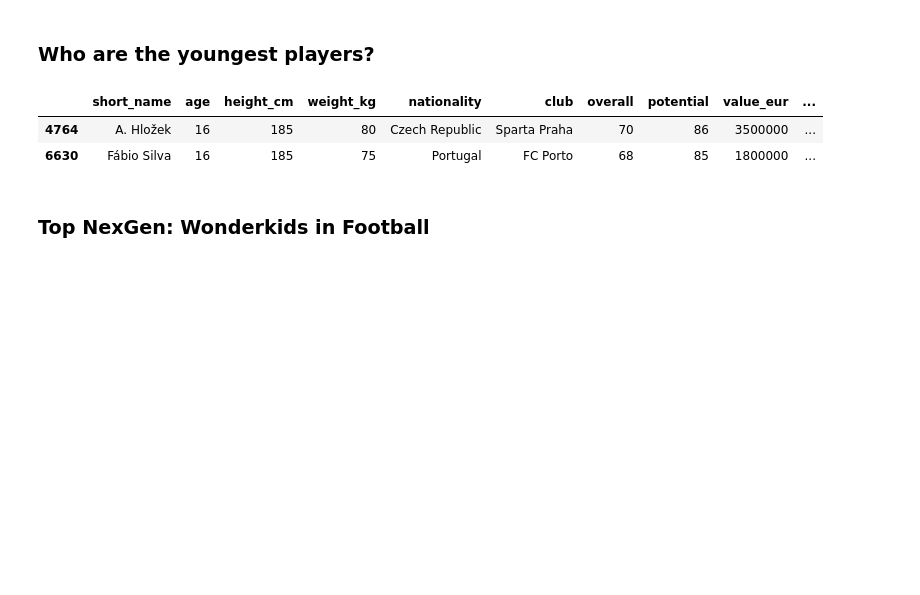
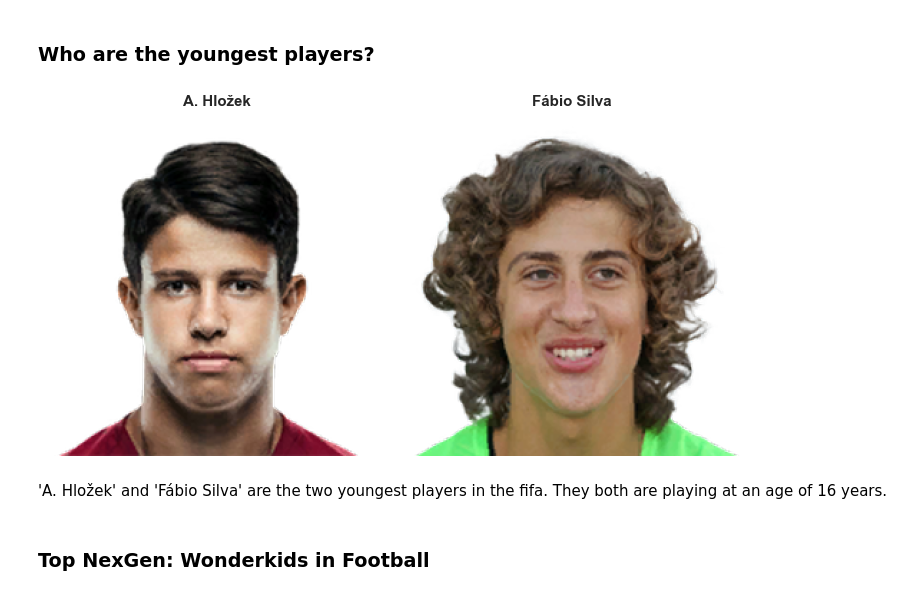
Before and after one commit to mdushetwar/Fifa-Players--EDA-Clustering, a Jupyter notebook: PRCP-1004-Fifa20.ipynb, the cells around one changed output. Drawn from its saved outputs; the diff is of its cells as text; code cells hidden in the pictures; blank space fills up the shorter version.

```diff
--- a/PRCP-1004-Fifa20.ipynb
+++ b/PRCP-1004-Fifa20.ipynb
@@ -431,12 +437,14 @@ There are 4 players who are playing at the age of 41 years. And there is one fam
 World cup winner Buffon is regarded as one of the best Goalkeepers in the world. He conceded only two goals in the World cup 2006. He got nominated 9 times for Ballon d’Or. Currently playing at 41 years of age makes Buffon one of the eldest players in Fifa 20.
 # %% [markdown]
 ### Who are the youngest players?
-# %%
-players[players['age']==players.age.min()]
-# %% [output]
-|  | short_name | age | height_cm | weight_kg | nationality | club | overall | potential | value_eur | ... |
-| 4764 | A. Hložek | 16 | 185 | 80 | Czech Republic | Sparta Praha | 70 | 86 | 3500000 | ... |
-| 6630 | Fábio Silva | 16 | 185 | 75 | Portugal | FC Porto | 68 | 85 | 1800000 | ... |
+# %%
+yongest_players=players[players['age']==players.age.min()]['short_name'].values
+
+plot_images(yongest_players, 1,2,(10,6))
+# %% [output]
+[figure, added]
+# %% [markdown]
+'A. Hložek' and 'Fábio Silva' are the two youngest players in the fifa. They both are playing at an age of 16 years.
 # %% [markdown]
 ### Top NexGen: Wonderkids in Football
 # %% [markdown]
```
Also changed, not shown: parts of 11 cells of this notebook.
